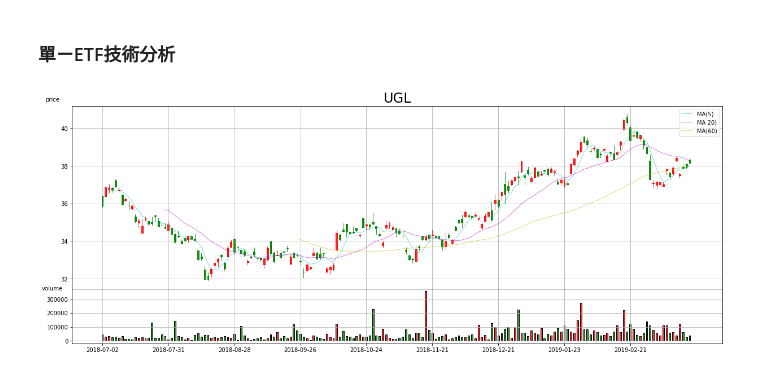
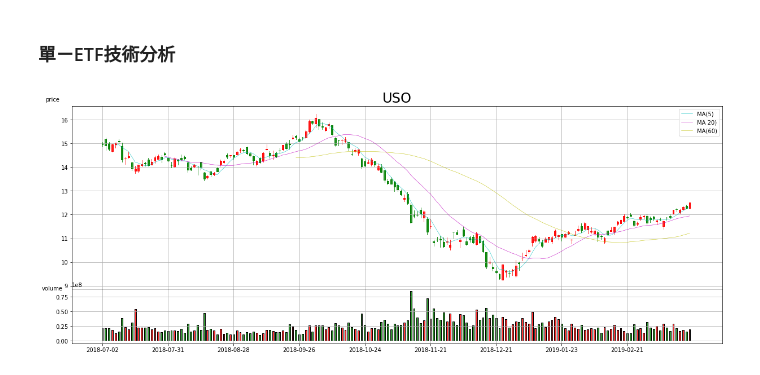
Before and after one commit to syuan0624/FinTech, a Jupyter notebook: HW1/ETF爬蟲/ETF_爬蟲.ipynb, the cells around one changed output. Saved outputs shown, nothing was run; the diff lists cells and outputs as text; code cells hidden in the pictures.

Commit message:
update image

```diff
--- a/HW1/ETF爬蟲/ETF_爬蟲.ipynb
+++ b/HW1/ETF爬蟲/ETF_爬蟲.ipynb
@@ -255,8 +255,8 @@ loc = 0
 number_etf = len(list(df_daily))
 
 for name in list(df_daily):
-    data.append(go.Scatter(x=df_daily.index,
-                        y=list(df_daily[name]),
+    data.append(go.Scatter(x=[i for i in df_daily.index if not pd.isna(df_daily[name][i])],
+                        y=[df_daily[name][i] for i in df_daily.index if not pd.isna(df_daily[name][i])],
                         name=name,
                         showlegend=True,))
 
@@ -310,7 +310,7 @@ button_lst = [
 updatemenus = list([dict(active=-1, buttons = button_lst)]) #選單
 
 
-layout = dict(title='Visualization of all Data', showlegend=True,
+layout = dict(title='Visualization of all Data', showlegend = True,
               xaxis=dict(
                   rangeselector=dict(
                       buttons=list([
@@ -321,7 +321,6 @@ layout = dict(title='Visualization of all Data', showlegend=True,
                         dict(step='all')
                     ])
                 ),
-                rangeslider=dict(visible = True),
             type='date')
             ,updatemenus = updatemenus)
 
@@ -454,6 +453,6 @@ def technical_analysis(etf, startdate = '2015-12-31', enddate = datetime.now().s
     plt.show()
 # %%
 random_etf = np.random.choice(list(df_daily), 1)[0]
-technical_analysis(random_etf, '2018-07-01')
+technical_analysis('USO', '2018-07-01')
 # %% [output]
-[figure, old version]
+[figure, new version]
```
Also changed, not shown: parts of 3 cells of this notebook, 5 other files.
